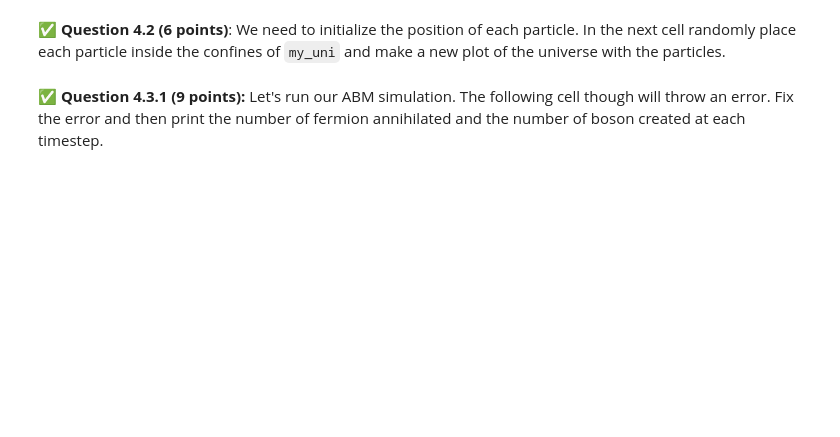
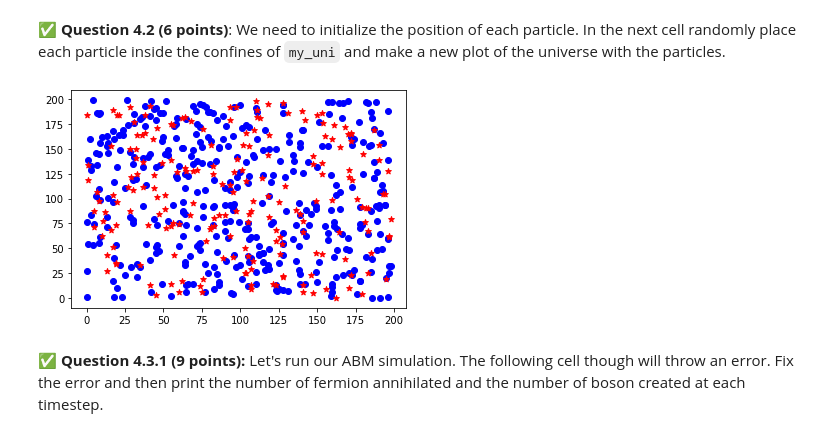
Before and after one commit to Rajmeet/cmse202-s22-turnin, a Jupyter notebook: hw-02/HW-02_PandasReviewAndPythonObjectsAndABM-STUDENT.ipynb, the cells around one changed output. Drawn from its saved outputs; the diff is of its cells as text; code cells hidden in the pictures; blank space fills up the shorter version.

```diff
--- a/hw-02/HW-02_PandasReviewAndPythonObjectsAndABM-STUDENT.ipynb
+++ b/hw-02/HW-02_PandasReviewAndPythonObjectsAndABM-STUDENT.ipynb
@@ -546,3 +614,10 @@ print("Done")
+# %%
+for part in my_uni._all_particles:
+    cord = (random.randint(0, 200), random.randint(0, 200))
+    part.place_at(cord)
+my_uni.draw()
+# %% [output]
+[figure, added]
 # %% [markdown]
 **&#9989; Question 4.3.1 (9 points):**  Let's run our ABM simulation. The following cell though will throw an error. Fix the error and then print the number of fermion annihilated and the number of boson created at each timestep.
 # %%
```
Also changed, not shown: parts of 21 cells of this notebook, 2 other files.
